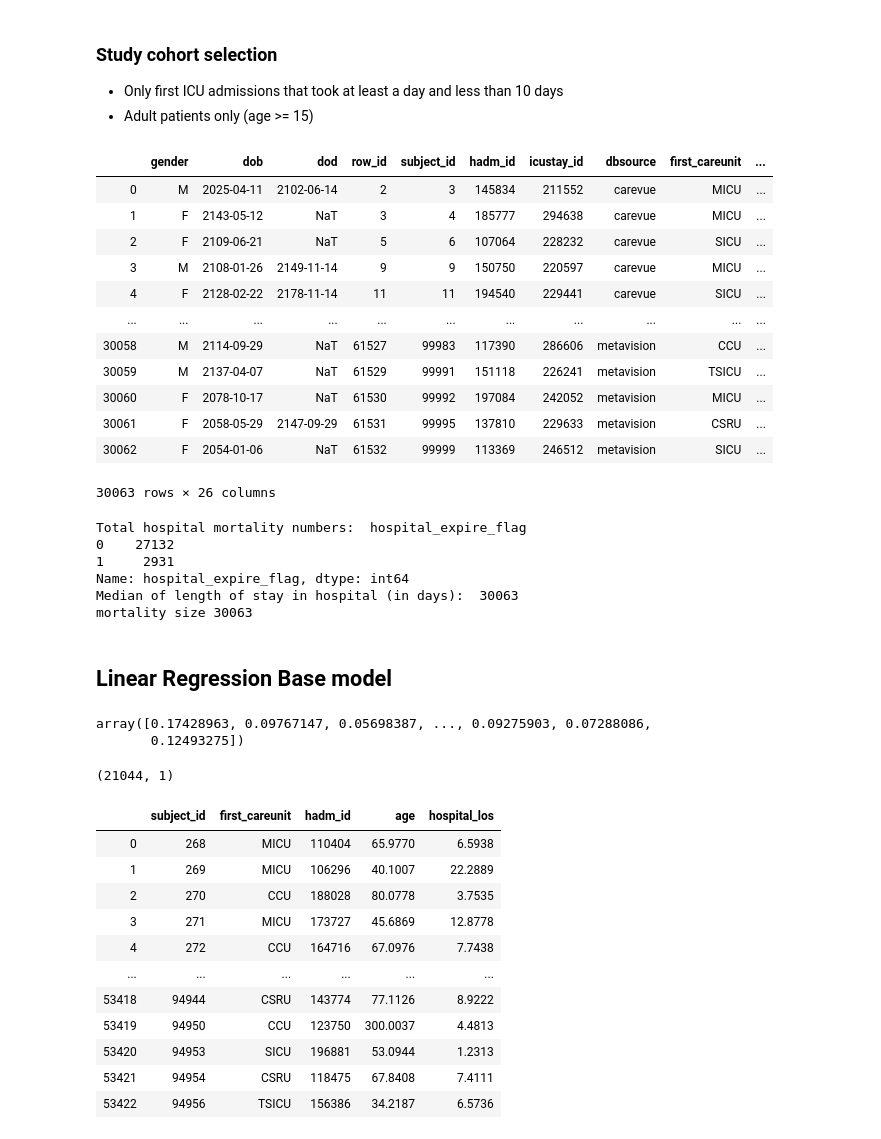
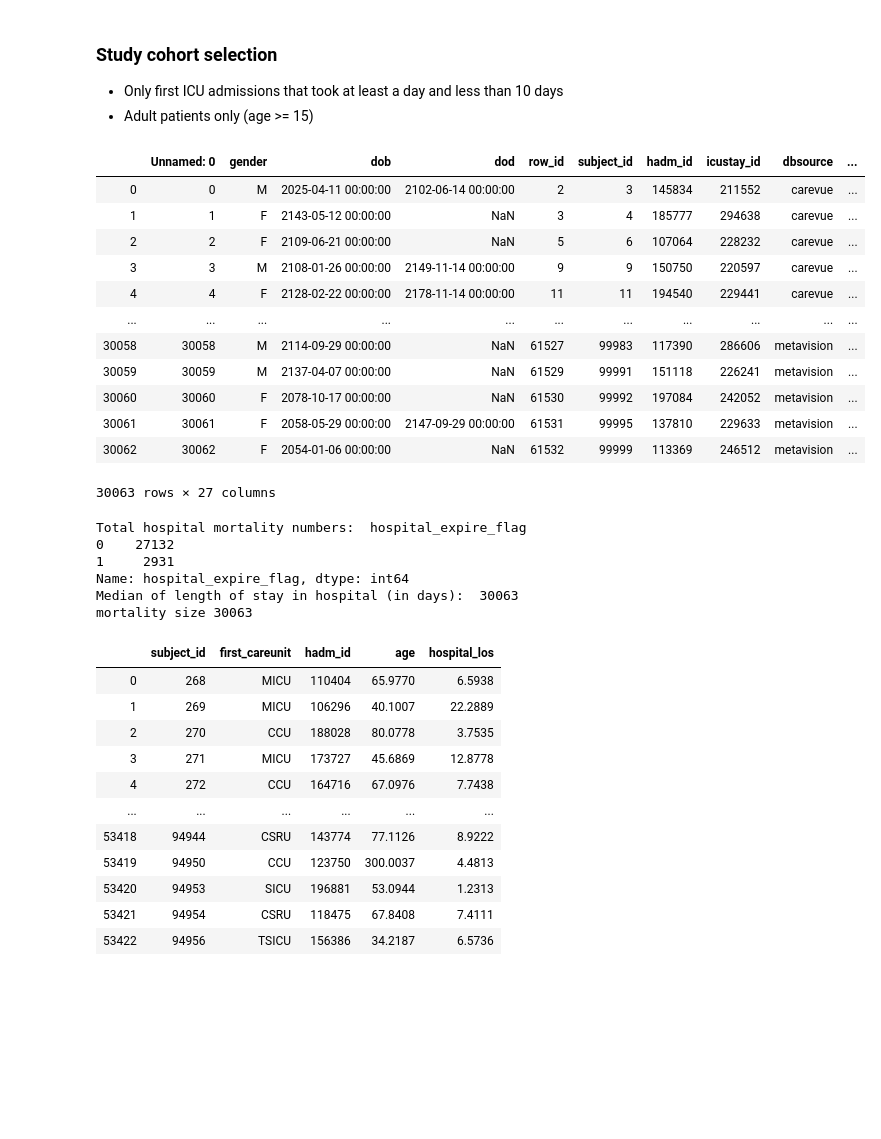
Before and after one commit to llhtoby/MIMIC-III-ML, a Jupyter notebook: Workspace/ML_Testing.ipynb, the cells around one changed output. Saved outputs shown, nothing was run; the diff lists cells and outputs as text; code cells hidden in the pictures; blank space fills up the shorter version.

Commit message:
added resource files and updated machine learning models

```diff
--- a/Workspace/ML_Testing.ipynb
+++ b/Workspace/ML_Testing.ipynb
@@ -103,22 +105,24 @@ patients_data = pd.read_sql_query('SET search_path to ' + schema_name + query, c
 
 # Save result:
 patients_data.to_csv('static_data.csv')
-# %%
-patients_data
-# %% [output]
-|  | gender | dob | dod | row_id | subject_id | hadm_id | icustay_id | dbsource | first_careunit | ... |
-| 0 | M | 2025-04-11 | 2102-06-14 | 2 | 3 | 145834 | 211552 | carevue | MICU | ... |
-| 1 | F | 2143-05-12 | NaT | 3 | 4 | 185777 | 294638 | carevue | MICU | ... |
-| 2 | F | 2109-06-21 | NaT | 5 | 6 | 107064 | 228232 | carevue | SICU | ... |
-| 3 | M | 2108-01-26 | 2149-11-14 | 9 | 9 | 150750 | 220597 | carevue | MICU | ... |
-| 4 | F | 2128-02-22 | 2178-11-14 | 11 | 11 | 194540 | 229441 | carevue | SICU | ... |
-| ... | ... | ... | ... | ... | ... | ... | ... | ... | ... | ... |
-| 30058 | M | 2114-09-29 | NaT | 61527 | 99983 | 117390 | 286606 | metavision | CCU | ... |
-| 30059 | M | 2137-04-07 | NaT | 61529 | 99991 | 151118 | 226241 | metavision | TSICU | ... |
-| 30060 | F | 2078-10-17 | NaT | 61530 | 99992 | 197084 | 242052 | metavision | MICU | ... |
-| 30061 | F | 2058-05-29 | 2147-09-29 | 61531 | 99995 | 137810 | 229633 | metavision | CSRU | ... |
-| 30062 | F | 2054-01-06 | NaT | 61532 | 99999 | 113369 | 246512 | metavision | SICU | ... |
-30063 rows × 26 columns
+# %%
+patients_data = pd.read_csv('static_data.csv')
+
+patients_data
+# %% [output]
+|  | Unnamed: 0 | gender | dob | dod | row_id | subject_id | hadm_id | icustay_id | dbsource | ... |
+| 0 | 0 | M | 2025-04-11 00:00:00 | 2102-06-14 00:00:00 | 2 | 3 | 145834 | 211552 | carevue | ... |
+| 1 | 1 | F | 2143-05-12 00:00:00 | NaN | 3 | 4 | 185777 | 294638 | carevue | ... |
+| 2 | 2 | F | 2109-06-21 00:00:00 | NaN | 5 | 6 | 107064 | 228232 | carevue | ... |
+| 3 | 3 | M | 2108-01-26 00:00:00 | 2149-11-14 00:00:00 | 9 | 9 | 150750 | 220597 | carevue | ... |
+| 4 | 4 | F | 2128-02-22 00:00:00 | 2178-11-14 00:00:00 | 11 | 11 | 194540 | 229441 | carevue | ... |
+| ... | ... | ... | ... | ... | ... | ... | ... | ... | ... | ... |
+| 30058 | 30058 | M | 2114-09-29 00:00:00 | NaN | 61527 | 99983 | 117390 | 286606 | metavision | ... |
+| 30059 | 30059 | M | 2137-04-07 00:00:00 | NaN | 61529 | 99991 | 151118 | 226241 | metavision | ... |
+| 30060 | 30060 | F | 2078-10-17 00:00:00 | NaN | 61530 | 99992 | 197084 | 242052 | metavision | ... |
+| 30061 | 30061 | F | 2058-05-29 00:00:00 | 2147-09-29 00:00:00 | 61531 | 99995 | 137810 | 229633 | metavision | ... |
+| 30062 | 30062 | F | 2054-01-06 00:00:00 | NaN | 61532 | 99999 | 113369 | 246512 | metavision | ... |
+30063 rows × 27 columns
 # %%
 print('Total hospital mortality numbers: ', patients_data.drop_duplicates(['hadm_id']).groupby('hospital_expire_flag')
       .hospital_expire_flag.count())
@@ -132,5 +136,3 @@ Total hospital mortality numbers:  hospital_expire_flag
 Name: hospital_expire_flag, dtype: int64
 Median of length of stay in hospital (in days):  30063
 mortality size 30063
-# %% [markdown]
-## Linear Regression Base model
@@ -141,34 +139,3 @@ from sklearn.preprocessing import MinMaxScaler
-# %%
-df_train, df_test = train_test_split(patients_data,
-                                     train_size = 0.7,
-                                     test_size = 0.3,
-                                     random_state = 100)
-
-numeric_vars = ['hospital_los','admission_age','los_icu']
-
-x_train = df_train[numeric_vars]
-y_train = df_train['hospital_expire_flag']
-
-x_test = df_test[numeric_vars]
-y_test = df_test['hospital_expire_flag']
-
-
-lm = LinearRegression()
-lm.fit(x_train, y_train)
-lm.score(x_test,y_test)
-
-prediction=lm.predict(x_test)
-
-output
-# %% [output]
-array([0.17428963, 0.09767147, 0.05698387, ..., 0.09275903, 0.07288086,
-       0.12493275])
-# %%
-y= y_train.to_numpy().reshape(-1,1)
-
-y.shape
-# %% [output]
-(21044, 1)
 # %%
 #Length of Stay
 query = \
```
Also changed, not shown: parts of 14 cells of this notebook, 7 other files.
